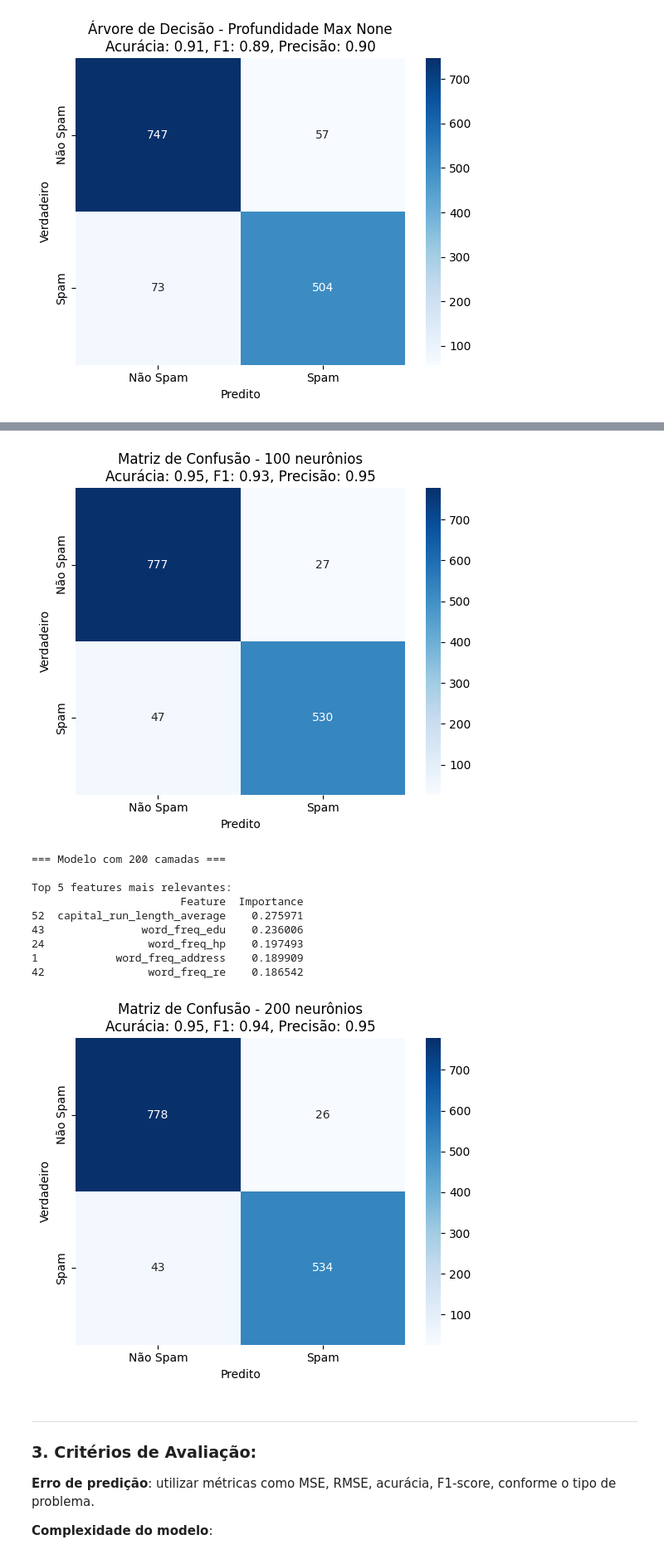
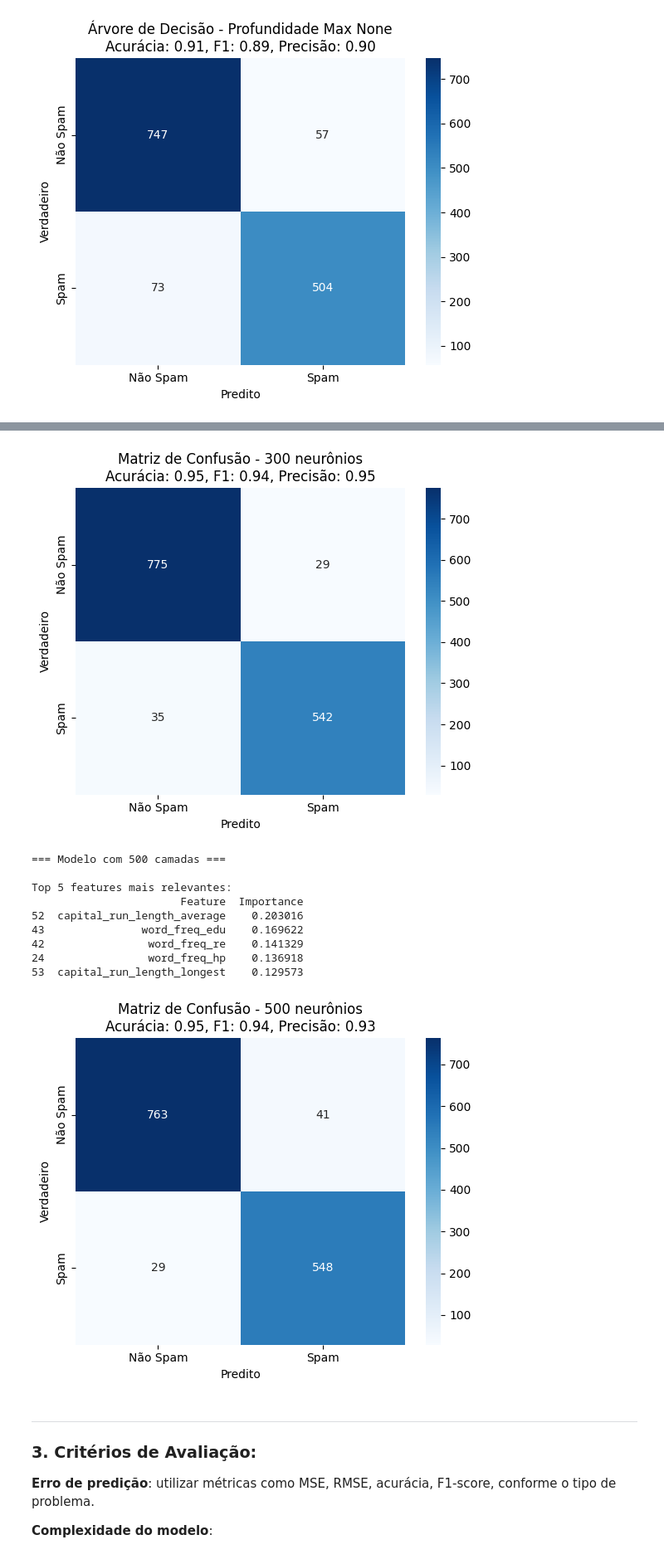
Before and after one commit to sakikout/Aprendizado-Multiobjetivo, a Jupyter notebook: spambase.ipynb, the cells around one changed output, grey strips where cells are left out. Shown at 83% size. Drawn from its saved outputs; the diff is of its cells as text; code cells hidden in the pictures.

```diff
--- a/spambase.ipynb
+++ b/spambase.ipynb
@@ -398,7 +398,7 @@ Features mais relevantes para Decision Tree - Profundidade máxima None:
 [figure]
 # %%
 # ------------------------- MLP Classifier -------------------------
-hidden_layers = [10, 20, 50, 100, 200]  # Número de neurônios nas camadas ocultas
+hidden_layers = [ 50, 100, 200, 300, 500]  # Número de neurônios nas camadas ocultas
 results_nn = []
 
 def count_mlp_params(mlp):
@@ -501,14 +501,14 @@ Top 5 features mais relevantes:
 [figure]
-=== Modelo com 200 camadas ===
+=== Modelo com 500 camadas ===
 
 Top 5 features mais relevantes:
                        Feature  Importance
-52  capital_run_length_average    0.275971
-43               word_freq_edu    0.236006
-24                word_freq_hp    0.197493
-1            word_freq_address    0.189909
-42                word_freq_re    0.186542
+52  capital_run_length_average    0.203016
+43               word_freq_edu    0.169622
+42                word_freq_re    0.141329
+24                word_freq_hp    0.136918
+53  capital_run_length_longest    0.129573
-[figure, old version]
+[figure, new version]
 # %% [markdown]
 ---
 
```
Also changed, not shown: parts of 6 cells of this notebook.
